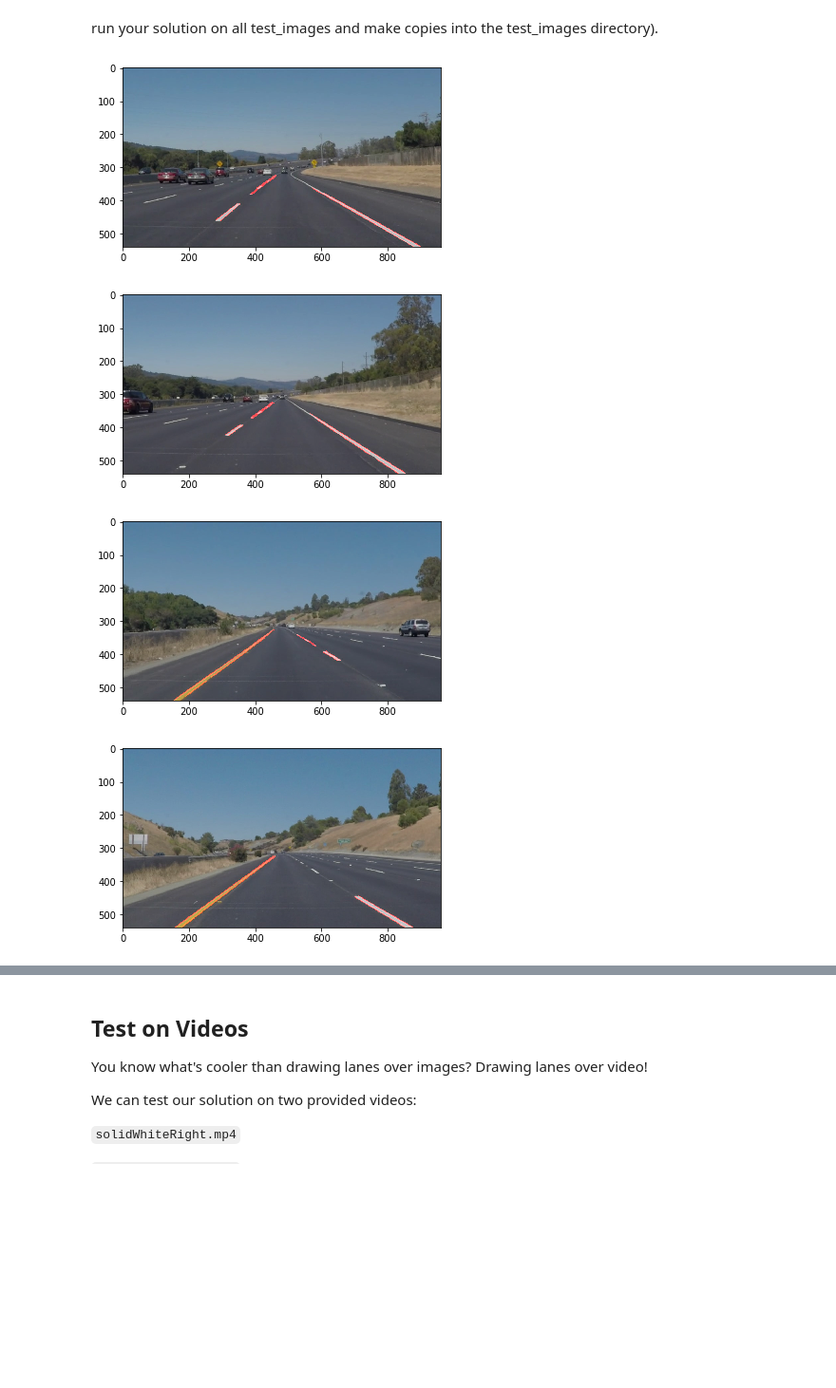
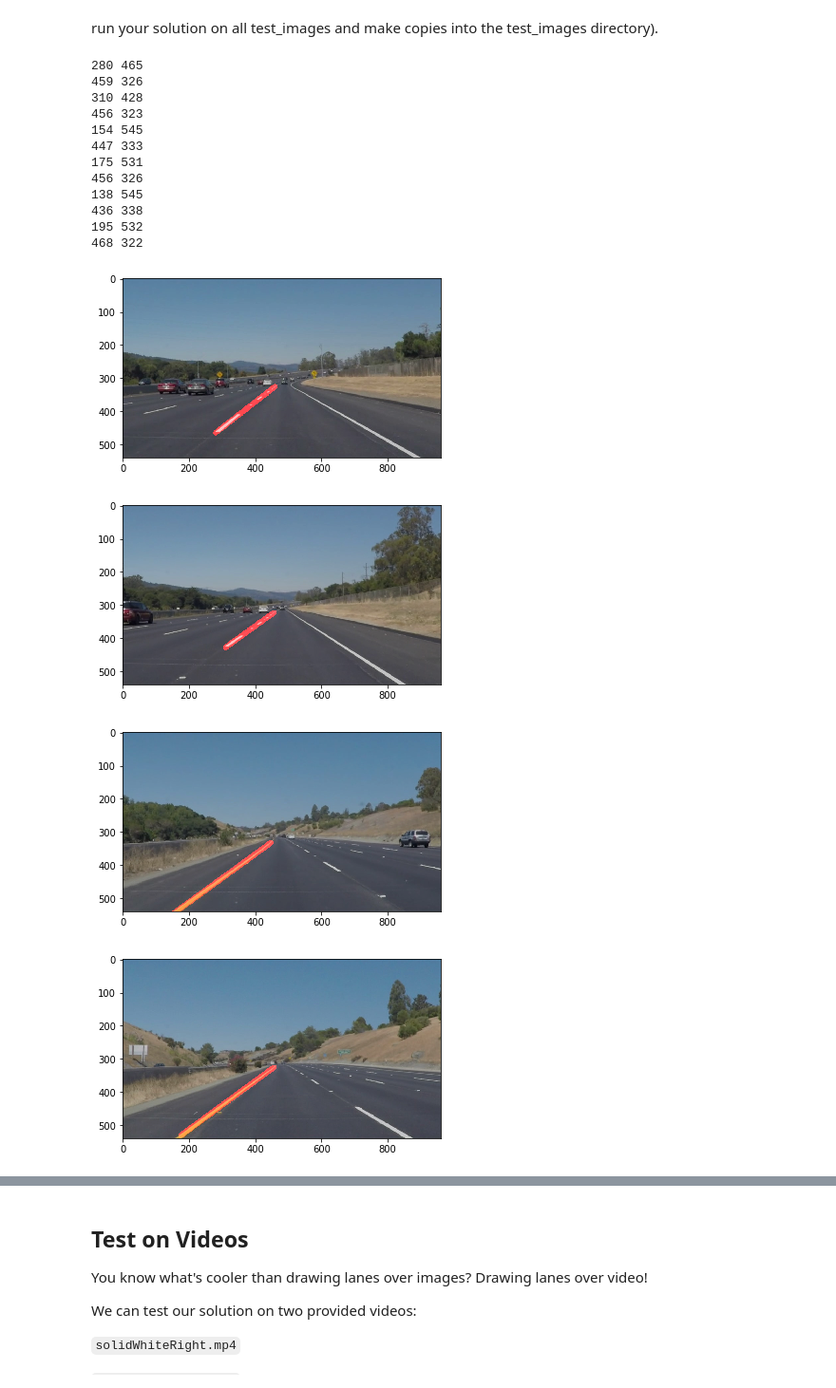
Before and after one commit to adieuadieu/educathingamajigs, a Jupyter notebook: udacity/carnd/p1-lane-lines/P1.ipynb, the cells around one changed output, grey strips where cells are left out. Shown: that part at 95% size. Drawn from its saved outputs; the diff is of its cells as text; code cells hidden in the pictures; blank space fills up the shorter version.

Commit message:
partial success at extrapolating lane lines (left side, only)

```diff
--- a/udacity/carnd/p1-lane-lines/P1.ipynb
+++ b/udacity/carnd/p1-lane-lines/P1.ipynb
@@ -131,6 +131,28 @@ def draw_lines(img, lines, color=[255, 0, 0], thickness=2):
         for x1,y1,x2,y2 in line:
             cv2.line(img, (x1, y1), (x2, y2), color, thickness)
 
+def draw_extrapolated_lines(image, lines, color=[255, 0, 0], thickness=15):
+    x_array = np.array([])
+    y_array = np.array([])
+
+    for line in lines:
+        for x1,y1,x2,y2 in line:
+            x_array= np.append(x_array, [x1, x2])
+            y_array =np.append(y_array, [y1, y2])
+
+    coefficients = np.polyfit(x_array, y_array, 1)
+
+    f = np.poly1d(coefficients)
+    #for i in np.arange(int(min(x_array)), int(max(x_array)) - 10, 10):
+    #    cv2.line(image, (i, int(f(i))), (i + 10, int(f(i + 10))), color, thickness)
+
+    print(int(min(x_array)), int(f(min(x_array))))
+    print(int(max(x_array)), int(f(max(x_array))))
+
+    cv2.line(image,(int(min(x_array)), int(f(min(x_array)))),(int(max(x_array)), int(f(max(x_array)))), color, thickness)
+
+
+
 def hough_lines(img, rho, theta, threshold, min_line_len, max_line_gap):
     """
     `img` should be the output of a Canny transform.
@@ -139,7 +161,7 @@ def hough_lines(img, rho, theta, threshold, min_line_len, max_line_gap):
     """
     lines = cv2.HoughLinesP(img, rho, theta, threshold, np.array([]), minLineLength=min_line_len, maxLineGap=max_line_gap)
     line_img = np.zeros((img.shape[0], img.shape[1], 3), dtype=np.uint8)
-    draw_lines(line_img, lines)
+    draw_extrapolated_lines(line_img, lines)
     return line_img
 
 # Python 3 has support for cool math symbols.
@@ -191,35 +213,52 @@ def load_image(image_file):
     image = mpimg.imread('test_images/' + image_file)
 
     return image
 
 def save_image(image, name):
     mpimg.imsave('test_images/processed-' + name, image)
 
 def go_go_gadget(original_image):
     shape = original_image.shape
 
+    #vertices = np.array([[
+    #    (100, shape[0]),(450, 325),
+    #    (490, 325), (shape[1], shape[0])
+    #]], dtype=np.int32)
+
     vertices = np.array([[
         (100, shape[0]),(450, 325),
-        (490, 325), (shape[1], shape[0])
+        (490, 325), (shape[1]/2, shape[0])
     ]], dtype=np.int32)
 
     image = grayscale(original_image)
     image = gaussian_blur(image, GAUSSIAN_KERNEL_SIZE)
     image = canny(image, CANNY_LOW_THRESHOLD, CANNY_HIGH_THRESHOLD)
     image = region_of_interest(image, vertices)
     image = hough_lines(image, HOUGH_RHO, HOUGH_THETA, HOUGH_THRESHOLD, HOUGH_MIN_LINE_LENGTH, HOUGH_MAX_LINE_GAP)
     image = weighted_img(image, original_image)
 
     return image
 
 images = [load_image(image) for image in test_images]
 images = [go_go_gadget(image) for image in images]
 
 [save_image(image, name) for image, name in zip(images, test_images)]
 
 show(images)
 # %% [output]
+280 465
+459 326
+310 428
+456 323
+154 545
+447 333
+175 531
+456 326
+138 545
+436 338
+195 532
+468 322
-[figure, old version]
+[figure, new version]
-[figure, old version]
+[figure, new version]
-[figure, old version]
+[figure, new version]
-[figure, old version]
+[figure, new version]
```
Also changed, not shown: parts of 2 cells of this notebook, 7 other files.
